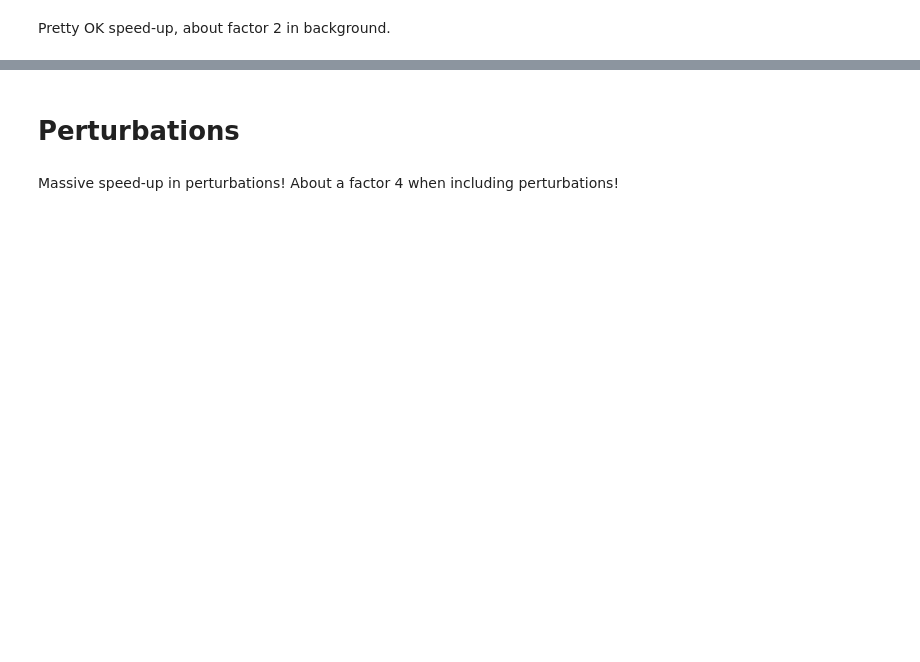
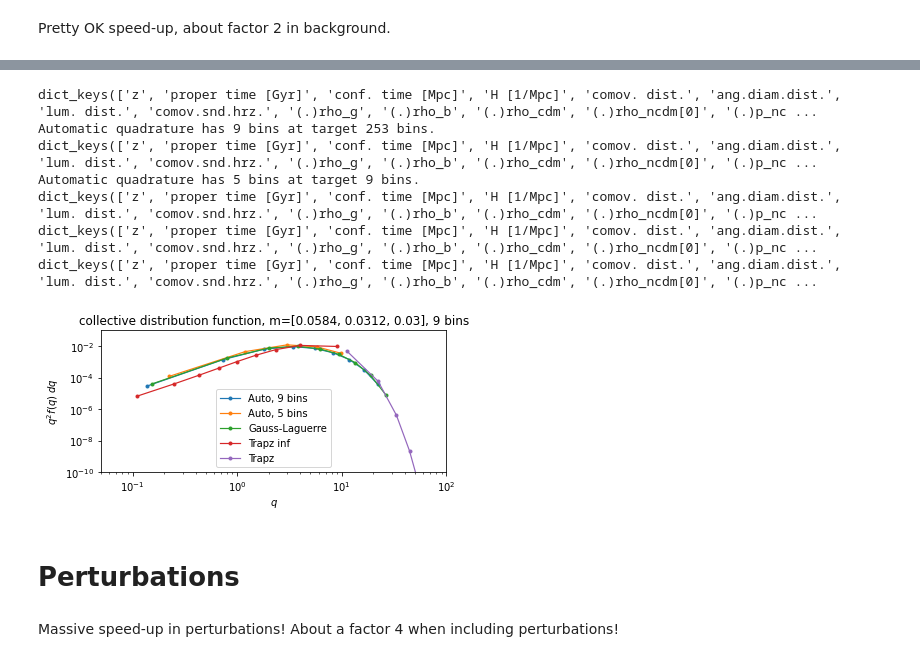
Before and after one commit to EBHolm/class_public, a Jupyter notebook: notebooks/grand_neutrinos.ipynb, the cells around one changed output, grey strips where cells are left out. Drawn from its saved outputs; the diff is of its cells as text; code cells hidden in the pictures; blank space fills up the shorter version.

```diff
--- a/notebooks/grand_neutrinos.ipynb
+++ b/notebooks/grand_neutrinos.ipynb
@@ -113,24 +221,49 @@ def get_binning(Nbins, strategy=3):
 # %%
-bins = 30
+bins = 253
 
 fig, ax = plt.subplots(1, 1, figsize=(6, 3))
+
+ax.set(xlabel=r'$q$', ylabel=r'$q^2 f(q) \ dq$', xscale='linear', yscale='linear')
+
+q_auto, w_auto, auto_bins = get_binning(bins, strategy=0)
+ax.plot(q_auto, q_auto**2*w_auto, '.-', lw=1.2, label=f'Auto, {auto_bins} bins')
+
+bins = auto_bins
 ax.set_title(f'collective distribution function, m={masses}, {bins} bins')
-ax.set(xlabel='q', ylabel=r'$q^2 f(q) \ dq$', xscale='linear', yscale='linear')
 
-q_auto, w_auto = get_binning(bins, strategy=0)
-ax.plot(q_auto, q_auto**2*w_auto, '.-', lw=1.2, label='auto')
+q_auto_tol, w_auto_tol, auto_bins_tol = get_binning(bins, strategy=0, auto_tol=1e-2)
+ax.plot(q_auto_tol, q_auto_tol**2*w_auto_tol, '.-', lw=1.2, ms=6, label=f'Auto, {auto_bins_tol} bins')
 
 q_lag, w_lag = get_binning(bins, strategy=1)
 ax.plot(q_lag, q_lag**2*w_lag, '.-', lw=1.2, label='Gauss-Laguerre')
 
 q_trapz_inf, w_trapz_inf = get_binning(bins, strategy=2)
 ax.plot(q_trapz_inf, q_trapz_inf**2*w_trapz_inf, '.-', lw=1.2, label='Trapz inf')
 
 q_trapz, w_trapz = get_binning(bins, strategy=3)
 ax.plot(q_trapz, q_trapz**2*w_trapz, '.-', lw=1.2, label='Trapz')
 
-ax.set(xlim=[0, 8])
+#ax.set(xlim=[0.05, 5000], xscale='log')
+#ax.set(ylim=[4e-9, 1e-2], yscale='log')
+
+#ax.set(xlim=[0.05, 1e+6], xscale='log')
+#ax.set(ylim=[1e-12, 1e-2], yscale='log')
+
+ax.set(xlim=[0.05, 1e+2], xscale='log')
+ax.set(ylim=[1e-10, 1e-1], yscale='log')
+
 ax.legend()
+fig.tight_layout()
+fig.savefig('binning.pdf')
+# %% [output]
+dict_keys(['z', 'proper time [Gyr]', 'conf. time [Mpc]', 'H [1/Mpc]', 'comov. dist.', 'ang.diam.dist.', 'lum. dist.', 'comov.snd.hrz.', '(.)rho_g', '(.)rho_b', '(.)rho_cdm', '(.)rho_ncdm[0]', '(.)p_nc ...
+Automatic quadrature has 9 bins at target 253 bins.
+dict_keys(['z', 'proper time [Gyr]', 'conf. time [Mpc]', 'H [1/Mpc]', 'comov. dist.', 'ang.diam.dist.', 'lum. dist.', 'comov.snd.hrz.', '(.)rho_g', '(.)rho_b', '(.)rho_cdm', '(.)rho_ncdm[0]', '(.)p_nc ...
+Automatic quadrature has 5 bins at target 9 bins.
+dict_keys(['z', 'proper time [Gyr]', 'conf. time [Mpc]', 'H [1/Mpc]', 'comov. dist.', 'ang.diam.dist.', 'lum. dist.', 'comov.snd.hrz.', '(.)rho_g', '(.)rho_b', '(.)rho_cdm', '(.)rho_ncdm[0]', '(.)p_nc ...
+dict_keys(['z', 'proper time [Gyr]', 'conf. time [Mpc]', 'H [1/Mpc]', 'comov. dist.', 'ang.diam.dist.', 'lum. dist.', 'comov.snd.hrz.', '(.)rho_g', '(.)rho_b', '(.)rho_cdm', '(.)rho_ncdm[0]', '(.)p_nc ...
+dict_keys(['z', 'proper time [Gyr]', 'conf. time [Mpc]', 'H [1/Mpc]', 'comov. dist.', 'ang.diam.dist.', 'lum. dist.', 'comov.snd.hrz.', '(.)rho_g', '(.)rho_b', '(.)rho_cdm', '(.)rho_ncdm[0]', '(.)p_nc ...
+[figure, added]
 # %% [markdown]
 # Perturbations
 # %% [markdown]
```
Also changed, not shown: parts of 11 cells of this notebook.
